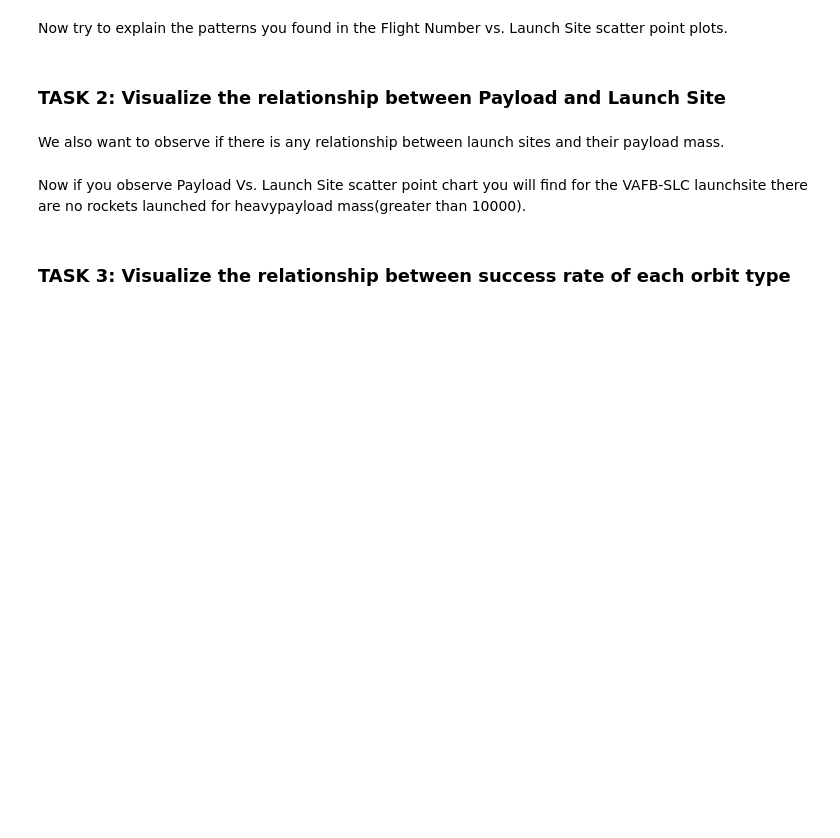
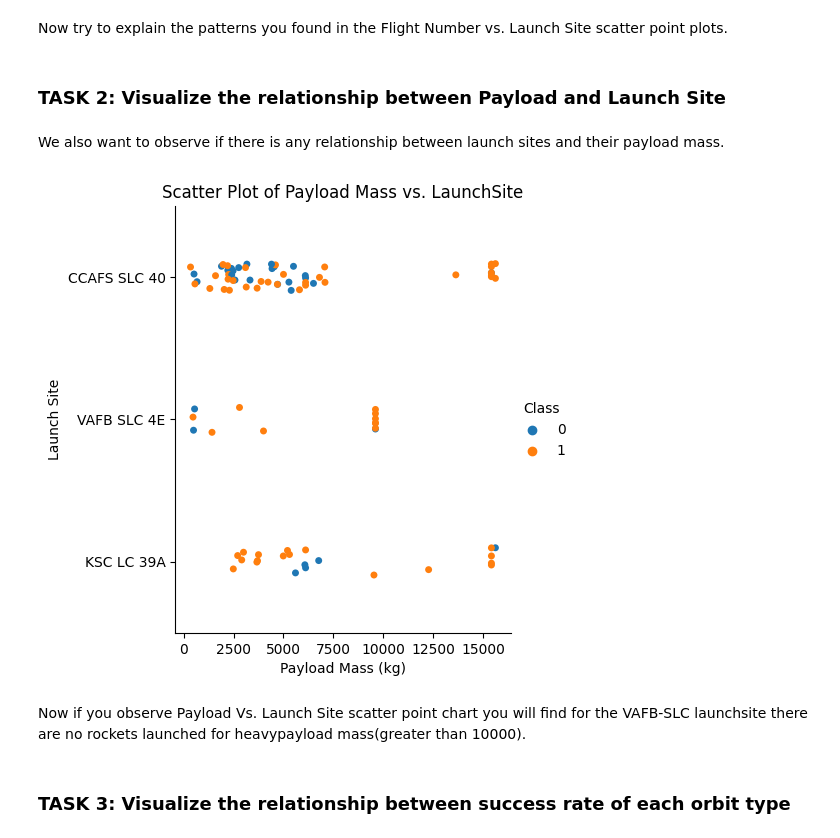
Before and after one commit to JosephOlaoluwa/ibm_capstone_project, a Jupyter notebook: jupyter-labs-eda-dataviz.ipynb, the cells around one changed output. Drawn from its saved outputs; the diff is of its cells as text; code cells hidden in the pictures; blank space fills up the shorter version.

```diff
--- a/jupyter-labs-eda-dataviz.ipynb
+++ b/jupyter-labs-eda-dataviz.ipynb
@@ -103,6 +103,17 @@ Now try to explain the patterns you found in the Flight Number vs. Launch Site s
 We also want to observe if there is any relationship between launch sites and their payload mass.
 # %%
 # Plot a scatter point chart with x axis to be Pay Load Mass (kg) and y axis to be the launch site, and hue to be the class value
+sns.catplot(x='PayloadMass', y='LaunchSite', data=df, hue='Class', aspect=1)
+
+# Set the title and labels
+plt.title('Scatter Plot of Payload Mass vs. LaunchSite')
+plt.xlabel('Payload Mass (kg)')
+plt.ylabel('Launch Site')
+
+# Show the plot
+plt.show()
+# %% [output]
+[figure, added]
 # %% [markdown]
 Now if you observe Payload Vs. Launch Site scatter point chart you will find for the VAFB-SLC  launchsite there are no  rockets  launched for  heavypayload mass(greater than 10000).
 # %% [markdown]
```
Also changed, not shown: parts of 8 cells of this notebook, 3 other files.
